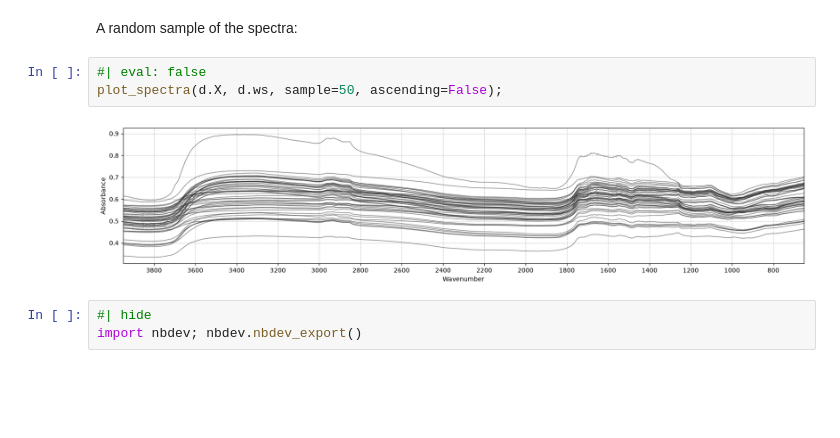
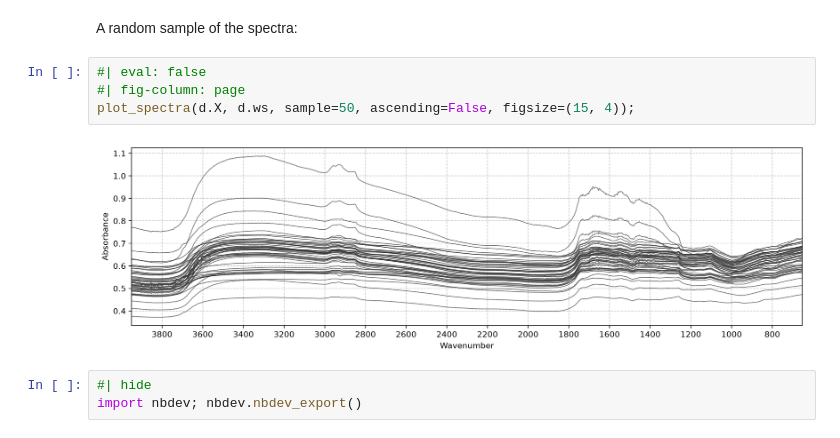
Before and after one commit to franckalbinet/cassava, a Jupyter notebook: nbs/00_data.ipynb, the cells around one changed output. Cells and saved outputs as stored; diff of their text form; blank space fills up the shorter version.

Commit message:
Show wide notebook figures at page width

```diff
--- a/nbs/00_data.ipynb
+++ b/nbs/00_data.ipynb
@@ -123,9 +123,10 @@ Name: count, dtype: int64
 A random sample of the spectra:
 # %%
 #| eval: false
-plot_spectra(d.X, d.ws, sample=50, ascending=False);
+#| fig-column: page
+plot_spectra(d.X, d.ws, sample=50, ascending=False, figsize=(15, 4));
 # %% [output]
-[figure, old version]
+[figure, new version]
 # %%
 #| hide
 import nbdev; nbdev.nbdev_export()
```
Also changed, not shown: 3 other files.
